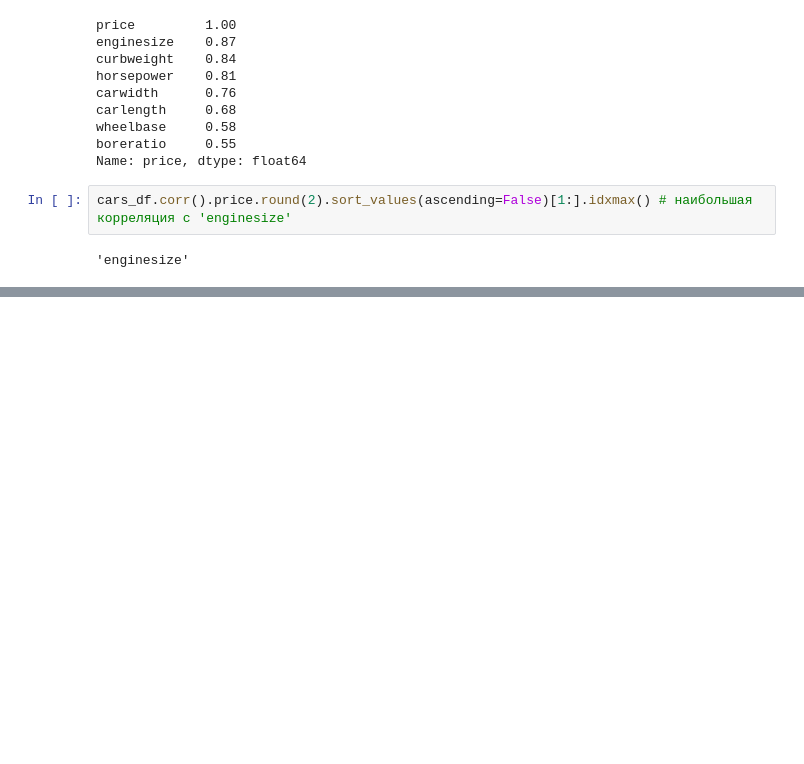
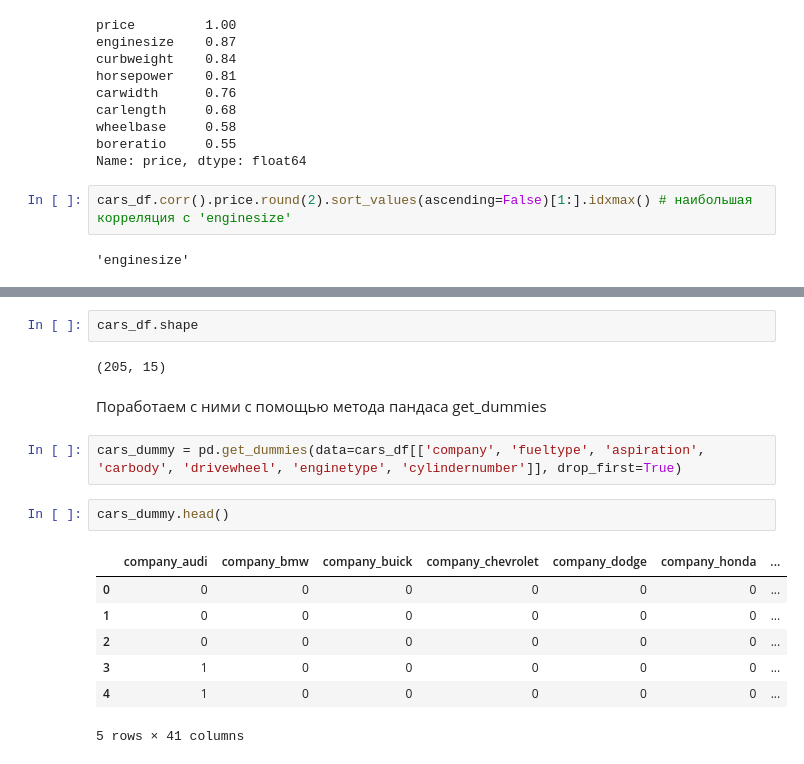
Before and after one commit to Osgil/Data_analyst, a Jupyter notebook: multiple_regression_analysis.ipynb, the cells around one changed output, grey strips where cells are left out. Saved outputs shown, nothing was run; the diff lists cells and outputs as text; blank space fills up the shorter version.

```diff
--- a/multiple_regression_analysis.ipynb
+++ b/multiple_regression_analysis.ipynb
@@ -156,0 +178,18 @@ cars_df.corr().price.round(2).sort_values(ascending=False)[1:].idxmax() # наи
+# %%
+cars_df.shape
+# %% [output]
+(205, 15)
+# %% [markdown]
+Поработаем с ними с помощью метода пандаса get_dummies
+# %%
+cars_dummy = pd.get_dummies(data=cars_df[['company', 'fueltype', 'aspiration', 'carbody', 'drivewheel', 'enginetype', 'cylindernumber']], drop_first=True)
+# %%
+cars_dummy.head()
+# %% [output]
+|  | company_audi | company_bmw | company_buick | company_chevrolet | company_dodge | company_honda | ... |
+| 0 | 0 | 0 | 0 | 0 | 0 | 0 | ... |
+| 1 | 0 | 0 | 0 | 0 | 0 | 0 | ... |
+| 2 | 0 | 0 | 0 | 0 | 0 | 0 | ... |
+| 3 | 1 | 0 | 0 | 0 | 0 | 0 | ... |
+| 4 | 1 | 0 | 0 | 0 | 0 | 0 | ... |
+5 rows × 41 columns
```
Also changed, not shown: parts of 6 cells of this notebook.
